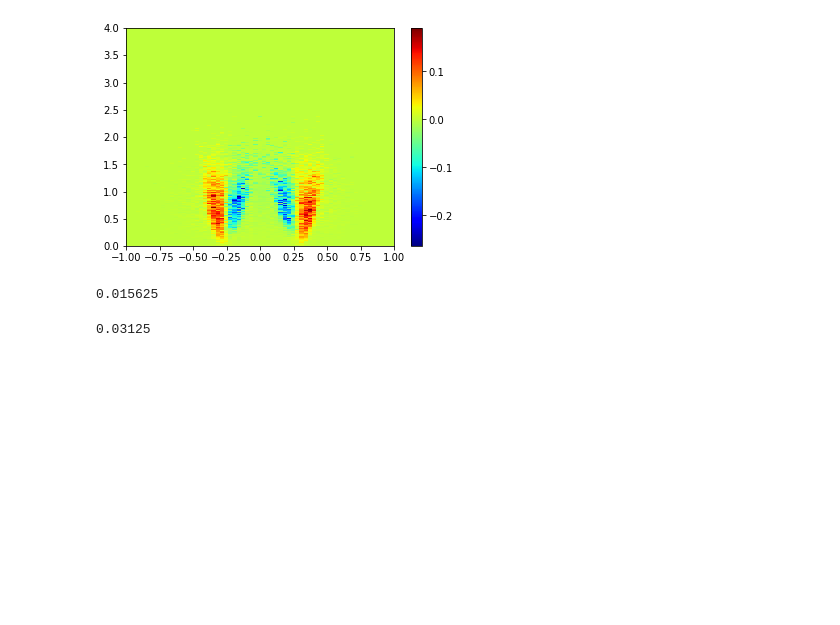
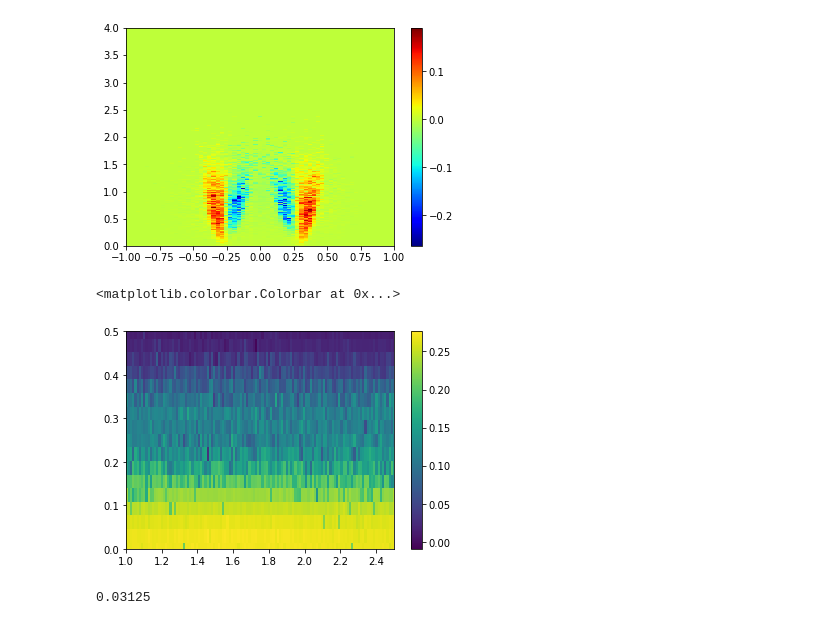
Before and after one commit to ratnania/mhd, a Jupyter notebook: 02_HybridModelling/01_Electron_Hybrid_Code.ipynb, the cells around one changed output. Drawn from its saved outputs; the diff is of its cells as text; code cells hidden in the pictures; blank space fills up the shorter version.

```diff
--- a/02_HybridModelling/01_Electron_Hybrid_Code.ipynb
+++ b/02_HybridModelling/01_Electron_Hybrid_Code.ipynb
@@ -640,10 +655,14 @@ plt.colorbar()
 # %% [output]
 <matplotlib.colorbar.Colorbar at 0x...>
 [figure]
-# %%
-dv_bin_perp
-# %% [output]
-0.015625
+# %%
+plt.pcolor(ZZ, VV, fh0(ZZ, 0, 0, VV, 0) + fdens)
+plt.ylim((0.0,0.5))
+plt.xlim((1.0,2.5))
+plt.colorbar()
+# %% [output]
+<matplotlib.colorbar.Colorbar at 0x...>
+[figure, added]
 # %%
 dv_bin
 # %% [output]
```
Also changed, not shown: parts of 5 cells of this notebook, 5 other files.
